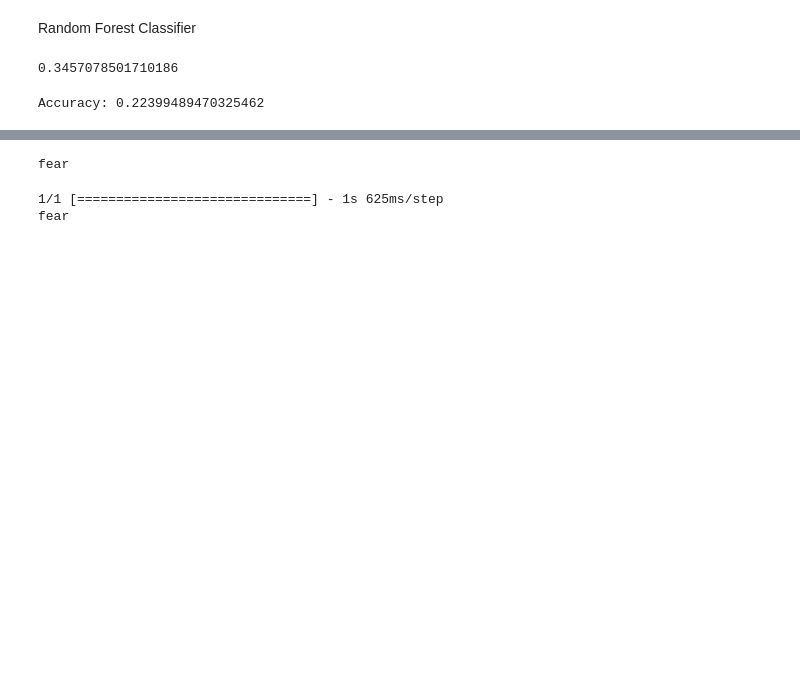
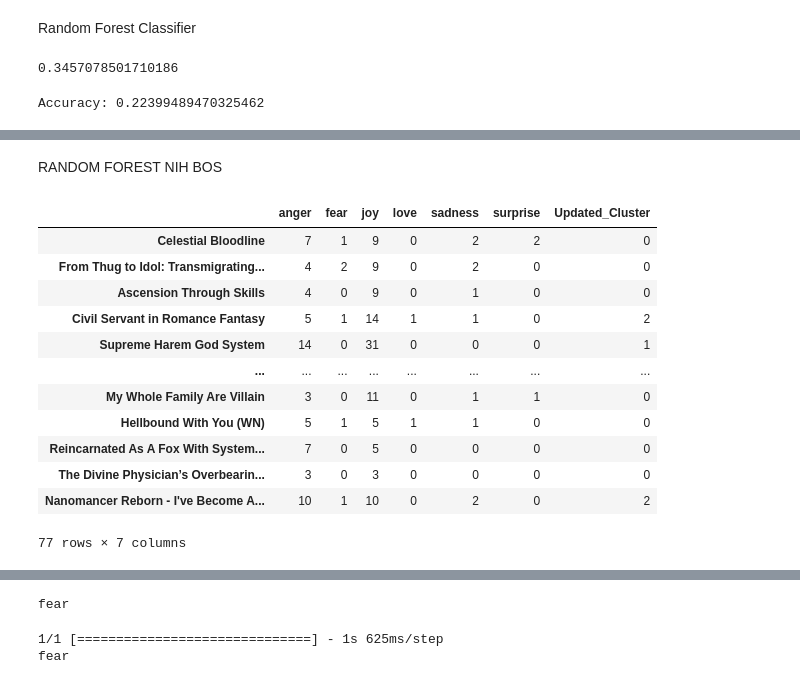
Before and after one commit to ChrisJulLimantoro/sentiment-analysis, a Jupyter notebook: proyek.ipynb, the cells around one changed output, grey strips where cells are left out. Saved outputs shown, nothing was run; the diff lists cells and outputs as text; code cells hidden in the pictures; blank space fills up the shorter version.

Commit message:
add kMeans Clustering

```diff
--- a/proyek.ipynb
+++ b/proyek.ipynb
@@ -771,6 +784,8 @@ for title, comments in data.items():
 
 # Menampilkan hasil
 print(sentiment_results)
+# %% [markdown]
+RANDOM FOREST NIH BOS
 # %%
 #RANDOM FOREST
 data = book_comments_dict
@@ -806,4 +818,35 @@ for title, comments in sentiment_results.items():
 print(count_dict)
+# %%
+# Re-importing the necessary libraries and re-creating the DataFrame due to the reset of the code execution state
+from sklearn.cluster import KMeans
+import pandas as pd
+
+# Re-creating the DataFrame from the provided dictionary
+new_dict = count_dict
+df = pd.DataFrame.from_dict(new_dict, orient='index')
+
+
+# Re-applying KMeans clustering with the updated number of clusters
+kmeans_updated = KMeans(n_clusters=3, random_state=0).fit(df)
+
+# Assigning the updated clusters to each title
+df['Updated_Cluster'] = kmeans_updated.labels_
+
+df
+# %% [output]
+|  | anger | fear | joy | love | sadness | surprise | Updated_Cluster |
+| Celestial Bloodline | 7 | 1 | 9 | 0 | 2 | 2 | 0 |
+| From Thug to Idol: Transmigrating... | 4 | 2 | 9 | 0 | 2 | 0 | 0 |
+| Ascension Through Skills | 4 | 0 | 9 | 0 | 1 | 0 | 0 |
+| Civil Servant in Romance Fantasy | 5 | 1 | 14 | 1 | 1 | 0 | 2 |
+| Supreme Harem God System | 14 | 0 | 31 | 0 | 0 | 0 | 1 |
+| ... | ... | ... | ... | ... | ... | ... | ... |
+| My Whole Family Are Villain | 3 | 0 | 11 | 0 | 1 | 1 | 0 |
+| Hellbound With You (WN) | 5 | 1 | 5 | 1 | 1 | 0 | 0 |
+| Reincarnated As A Fox With System... | 7 | 0 | 5 | 0 | 0 | 0 | 0 |
+| The Divine Physician’s Overbearin... | 3 | 0 | 3 | 0 | 0 | 0 | 0 |
+| Nanomancer Reborn - I've Become A... | 10 | 1 | 10 | 0 | 2 | 0 | 2 |
+77 rows × 7 columns
 # %%
 import matplotlib.pyplot as plt
 
```
Also changed, not shown: parts of 4 cells of this notebook.
